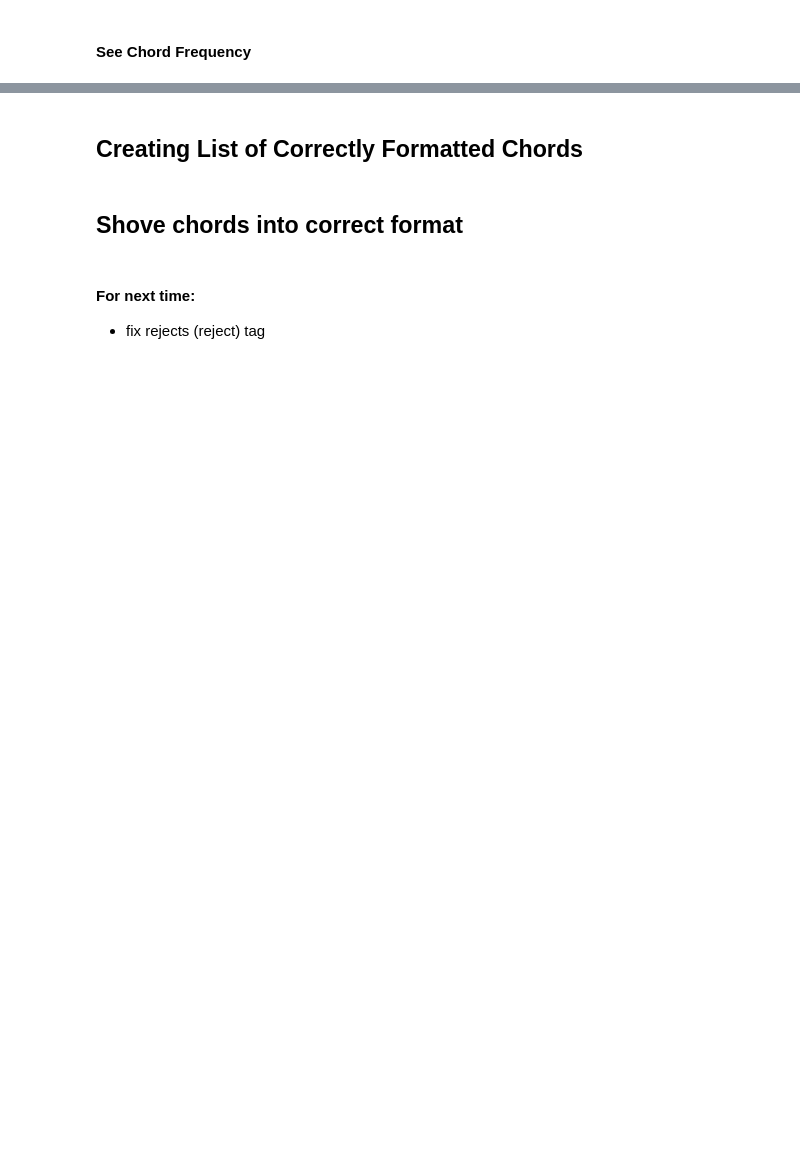
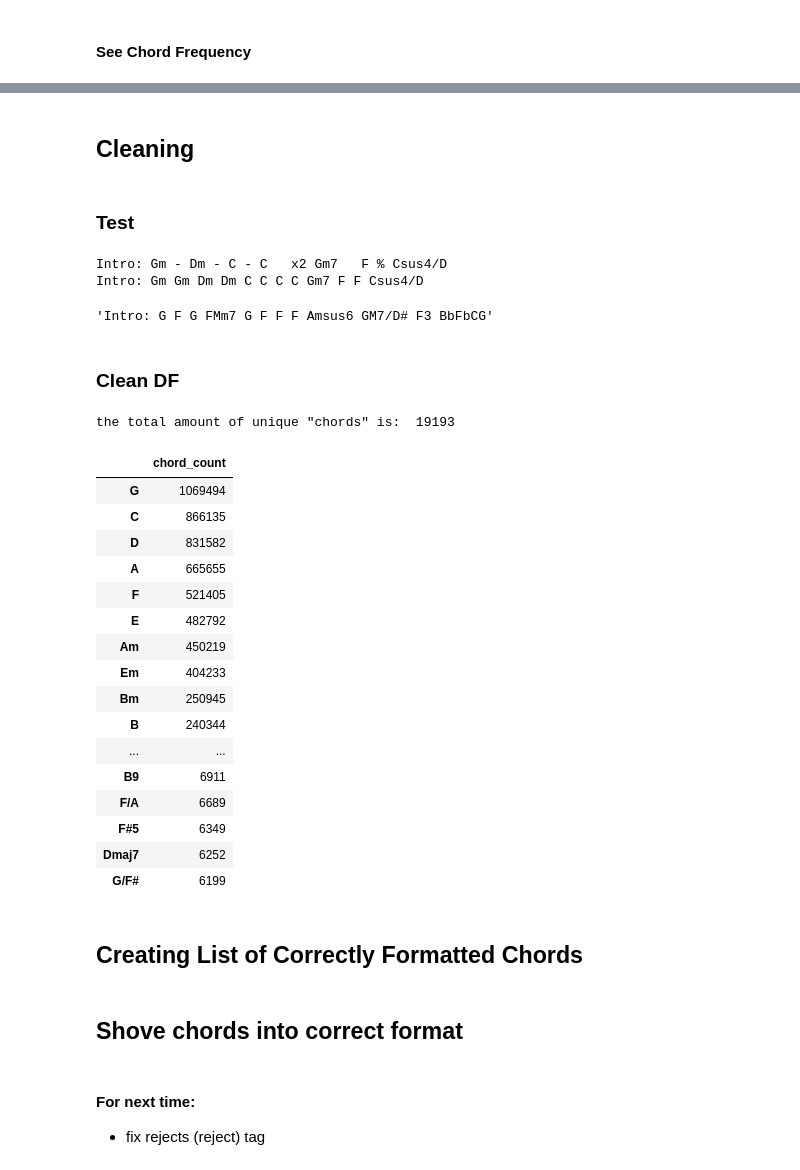
Before and after one commit to emilycardwell/final-project-cleaning, a Jupyter notebook: notebooks/new_cleaning.ipynb, the cells around one changed output, grey strips where cells are left out. Drawn from its saved outputs; the diff is of its cells as text; code cells hidden in the pictures; blank space fills up the shorter version.

Commit message:
working on working on cleaning functions 1.1

```diff
--- a/notebooks/new_cleaning.ipynb
+++ b/notebooks/new_cleaning.ipynb
@@ -172,3 +180,44 @@ cc_df.iloc[100:200]
 #         pass
 #     else:
 #         slim_chord_counts_dict[chord] = count
+# %% [markdown]
+## Cleaning
+# %% [markdown]
+### Test
+# %%
+# editing repeats
+test_chords = 'Intro: Gm - Dm - C - C   x2 Gm7   F % Csus4/D'
+chords_wo_reps = ''
+
+# find repeat symbols (%, - , x2, 2x) and replace with preceding chord
+if re.findall(r'%|2x|x2|\s-\s', test_chords):
+    reps = re.findall(r'(\S+)(?=\s*(%|2x|x2|\s-\s))|([A-Z]\S+)', test_chords)
+    for x in reps:
+        if x[0] != '':
+            chords_wo_reps += x[0] + ' ' + x[0] + ' '
+        else:
+            chords_wo_reps += x[2] + ' '
+else:
+    chords_wo_reps = test_chords
+print(test_chords)
+print(chords_wo_reps)
+# %% [output]
+Intro: Gm - Dm - C - C   x2 Gm7   F % Csus4/D
+Intro: Gm Gm Dm Dm C C C C Gm7 F F Csus4/D
+# %%
+# cleaning up chords
+test2_chords = '      Intro: G-F-G  FMm7,    G\\F\\F\\F,       Amsus6 GM7/D#   (F3)    BbFbCG     '
+
+# remove non-useful punctuation
+no_punc_ch = re.sub(r'-+|[()|,.]|\\', ' ', test2_chords)
+
+# remove spaces
+mult_sp_rem_ch = re.sub(r'\s+', ' ', no_punc_ch)
+beg_sp_rem_ch = re.sub(r'^\s+', '', mult_sp_rem_ch)
+end_sp_rem_ch = re.sub(r'\s+$', '', beg_sp_rem_ch)
+
+end_sp_rem_ch
+# %% [output]
+'Intro: G F G FMm7 G F F F Amsus6 GM7/D# F3 BbFbCG'
+# %% [markdown]
+### Clean DF
@@ -174,0 +267,30 @@ cc_df.iloc[100:200]
+# %%
+cleaned_chords_counter = Counter()
+for song in cleaned_chords_ser:
+    l = song.split(' ')
+    cleaned_chords_counter.update(l)
+del cleaned_chords_counter['']
+
+cleaned_chord_count_df = pd.Series(dict(cleaned_chords_counter)).to_frame('chord_count')
+cleaned_cc_df = cleaned_chord_count_df.sort_values(by='chord_count', ascending=False)
+print('the total amount of unique "chords" is: ', len(cleaned_cc_df))
+cleaned_cc_df.head(100)
+# %% [output]
+the total amount of unique "chords" is:  19193
+|  | chord_count |
+| G | 1069494 |
+| C | 866135 |
+| D | 831582 |
+| A | 665655 |
+| F | 521405 |
+| E | 482792 |
+| Am | 450219 |
+| Em | 404233 |
+| Bm | 250945 |
+| B | 240344 |
+| ... | ... |
+| B9 | 6911 |
+| F/A | 6689 |
+| F#5 | 6349 |
+| Dmaj7 | 6252 |
+| G/F# | 6199 |
```
Also changed, not shown: parts of 14 cells of this notebook.
